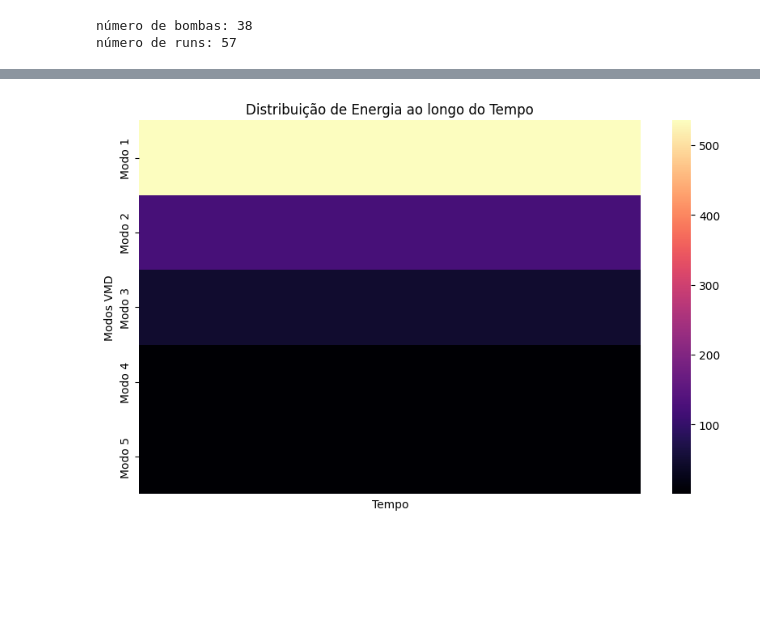
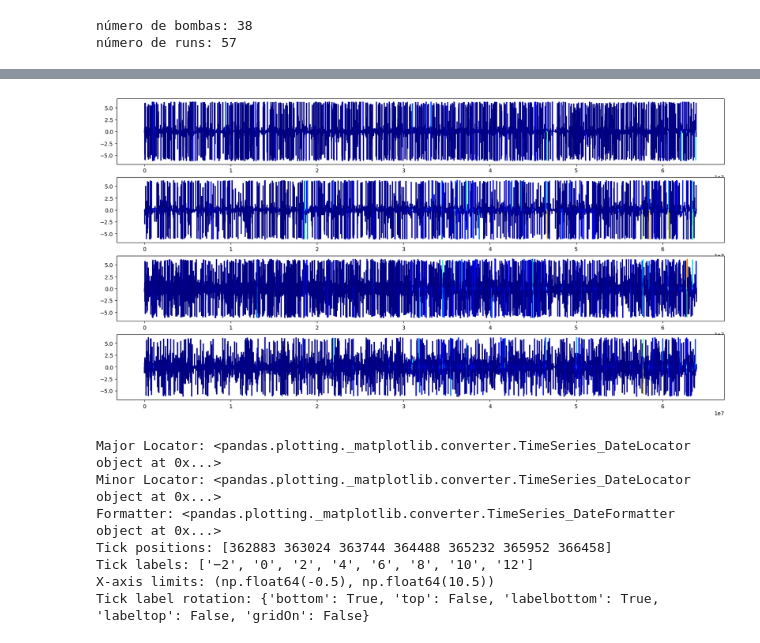
Before and after one commit to RL2-SP3/LISSA, a Jupyter notebook: examples/frequency.ipynb, the cells around one changed output, grey strips where cells are left out. Drawn from its saved outputs; the diff is of its cells as text; code cells hidden in the pictures; blank space fills up the shorter version.

```diff
--- a/examples/frequency.ipynb
+++ b/examples/frequency.ipynb
@@ -43,6 +45,21 @@ testData = (entirePumpData.groupby("Well_down")[Headers]
 # pumpData = entireData.groupby("Well Run").get_group("B-10 1")[Headers]
 # plt.figure()
 # plt.scatter(pumpData["ESP Vibration X"].diff(),pumpData["ESP Vibration Y"].diff())
+
+def plot_multicolored(ax, x, y, c):
+
+    if isinstance(x, pd.DatetimeIndex):
+        x_n = (x - x[0]).total_seconds()
+    points = np.array([x_n, y]).T.reshape(-1, 1, 2)
+    segments = np.concatenate([points[:-1], points[1:]], axis=1)
+
+    # Criar LineCollection com colormap
+    lc = LineCollection(segments, cmap='jet', norm=plt.Normalize(c.min(), c.max()))
+    lc.set_array(c)
+    lc.set_linewidth(2)
+
+    ax.add_collection(lc)
+    ax.autoscale()
 # %%
 vmdModel = VmdTransformer(K=4,returned_decomp="u")
 #prop = "ESP discharge pressure"
@@ -220,12 +94,34 @@ plt.show()
-# %%
-import seaborn as sns
-
-# Criar heatmap de energia
-plt.figure(figsize=(10, 6))
-sns.heatmap(energies, cmap="magma", xticklabels=False, yticklabels=[f"Modo {i+1}" for i in range(len(modes.columns))])
-plt.xlabel("Tempo")
-plt.ylabel("Modos VMD")
-plt.title("Distribuição de Energia ao longo do Tempo")
-plt.show()
-# %% [output]
-[figure, removed]
+# %%
+fig, axs = plt.subplots(4, 1, figsize=(20, 10))
+plot_multicolored(axs[0], instantAngle.index, instantAngle[0],test[0].pow(2) )
+plot_multicolored(axs[1], instantAngle.index, instantAngle[1],test[1].pow(2) )
+plot_multicolored(axs[2], instantAngle.index, instantAngle[2],test[2].pow(2) )
+plot_multicolored(axs[3], instantAngle.index, instantAngle[3],test[3].pow(2) )
+# %% [output]
+[figure, added]
+# %%
+import matplotlib.dates as mdates
+
+# Verificar o major locator (define onde os ticks aparecem)
+print("Major Locator:", axs[0].xaxis.get_major_locator())
+
+# Verificar o minor locator (para ticks menores, se houver)
+print("Minor Locator:", axs[0].xaxis.get_minor_locator())
+
+# Verificar o formatter (formato dos rótulos das datas)
+print("Formatter:", axs[0].xaxis.get_major_formatter())
+
+print("Tick positions:", axs[0].get_xticks())  # Mostra as coordenadas dos ticks
+print("Tick labels:", [tick.get_text() for tick in ax.get_xticklabels()])  # Mostra os textos nos ticks
+
+print("X-axis limits:", ax.get_xlim())
+
+print("Tick label rotation:", ax.xaxis.get_tick_params())
+# %% [output]
+Major Locator: <pandas.plotting._matplotlib.converter.TimeSeries_DateLocator object at 0x...>
+Minor Locator: <pandas.plotting._matplotlib.converter.TimeSeries_DateLocator object at 0x...>
+Formatter: <pandas.plotting._matplotlib.converter.TimeSeries_DateFormatter object at 0x...>
+Tick positions: [362883 363024 363744 364488 365232 365952 366458]
+Tick labels: ['−2', '0', '2', '4', '6', '8', '10', '12']
+X-axis limits: (np.float64(-0.5), np.float64(10.5))
+Tick label rotation: {'bottom': True, 'top': False, 'labelbottom': True, 'labeltop': False, 'gridOn': False}
```
Also changed, not shown: parts of 12 cells of this notebook, 1 other file.
